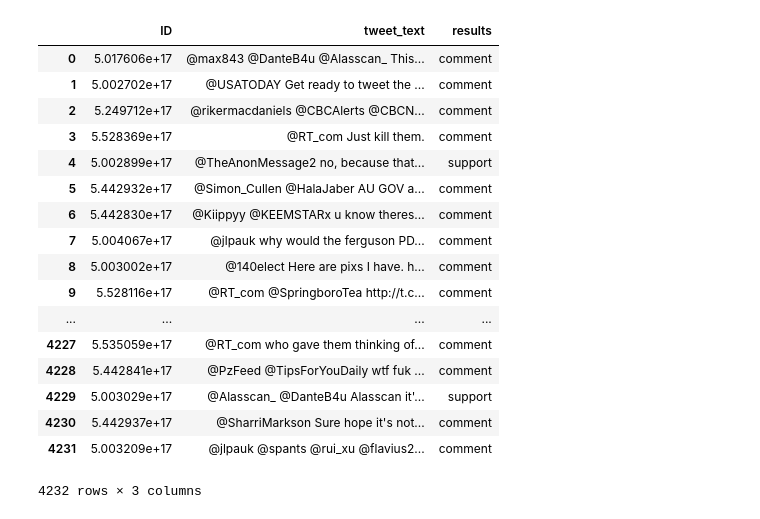
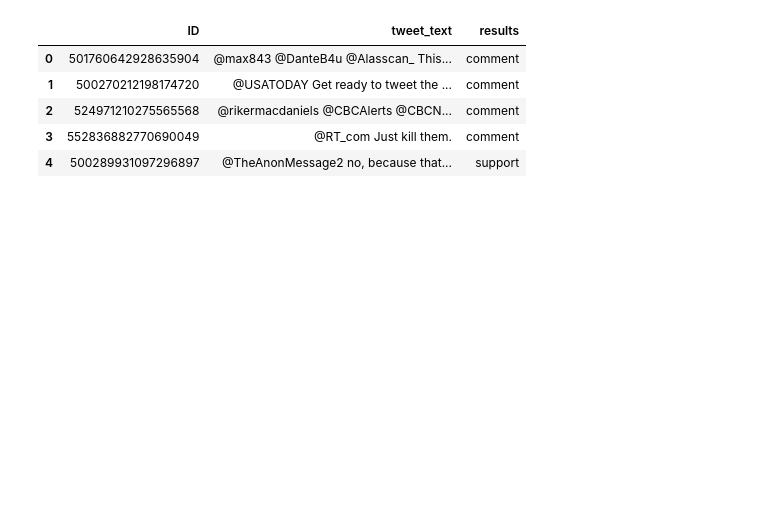
Before and after one commit to NicoleLam/NLP-text-classification, a Jupyter notebook: task_A.ipynb, the cells around one changed output. Drawn from its saved outputs; the diff is of its cells as text; code cells hidden in the pictures; blank space fills up the shorter version.

```diff
--- a/task_A.ipynb
+++ b/task_A.ipynb
@@ -67,25 +55,13 @@ C:/
 # %%
 dataset = pd.read_csv('traindata.csv', error_bad_lines=False)
 # %%
-dataset
+dataset.head()
 # %% [output]
 |  | ID | tweet_text | results |
-| 0 | 5.017606e+17 | @max843 @DanteB4u @Alasscan_ This... | comment |
-| 1 | 5.002702e+17 | @USATODAY Get ready to tweet the ... | comment |
-| 2 | 5.249712e+17 | @rikermacdaniels @CBCAlerts @CBCN... | comment |
-| 3 | 5.528369e+17 | @RT_com Just kill them. | comment |
-| 4 | 5.002899e+17 | @TheAnonMessage2 no, because that... | support |
-| 5 | 5.442932e+17 | @Simon_Cullen @HalaJaber AU GOV a... | comment |
-| 6 | 5.442830e+17 | @Kiippyy @KEEMSTARx u know theres... | comment |
-| 7 | 5.004067e+17 | @jlpauk why would the ferguson PD... | comment |
-| 8 | 5.003002e+17 | @140elect Here are pixs I have. h... | comment |
-| 9 | 5.528116e+17 | @RT_com @SpringboroTea http://t.c... | comment |
-| ... | ... | ... | ... |
-| 4227 | 5.535059e+17 | @RT_com who gave them thinking of... | comment |
-| 4228 | 5.442841e+17 | @PzFeed @TipsForYouDaily wtf fuk ... | comment |
-| 4229 | 5.003029e+17 | @Alasscan_ @DanteB4u Alasscan it'... | support |
-| 4230 | 5.442937e+17 | @SharriMarkson Sure hope it's not... | comment |
-| 4231 | 5.003209e+17 | @jlpauk @spants @rui_xu @flavius2... | comment |
+| 0 | 501760642928635904 | @max843 @DanteB4u @Alasscan_ This... | comment |
+| 1 | 500270212198174720 | @USATODAY Get ready to tweet the ... | comment |
+| 2 | 524971210275565568 | @rikermacdaniels @CBCAlerts @CBCN... | comment |
+| 3 | 552836882770690049 | @RT_com Just kill them. | comment |
+| 4 | 500289931097296897 | @TheAnonMessage2 no, because that... | support |
-4232 rows × 3 columns
 # %%
 csv.close()
```
Also changed, not shown: parts of 31 cells of this notebook.
